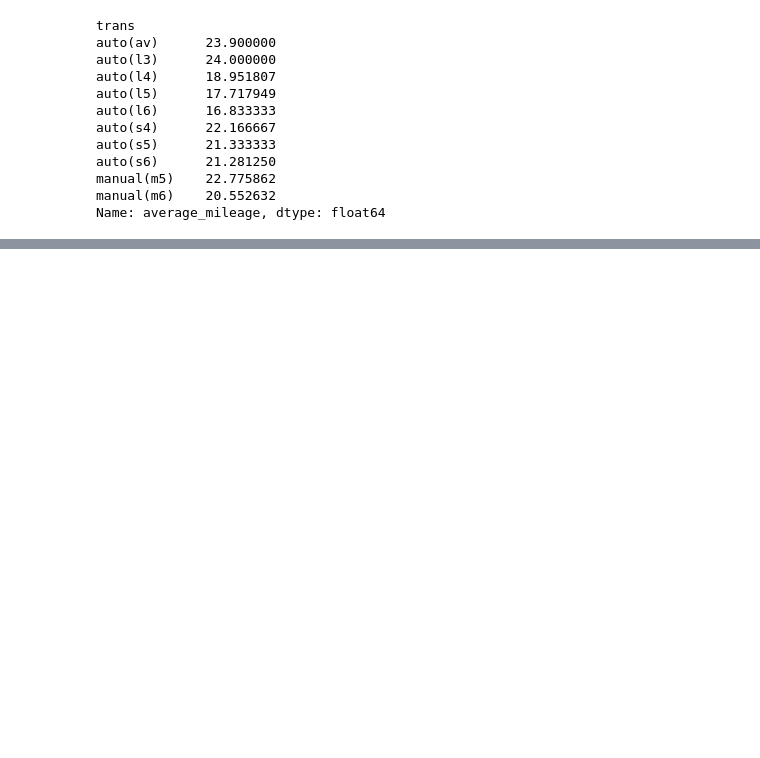
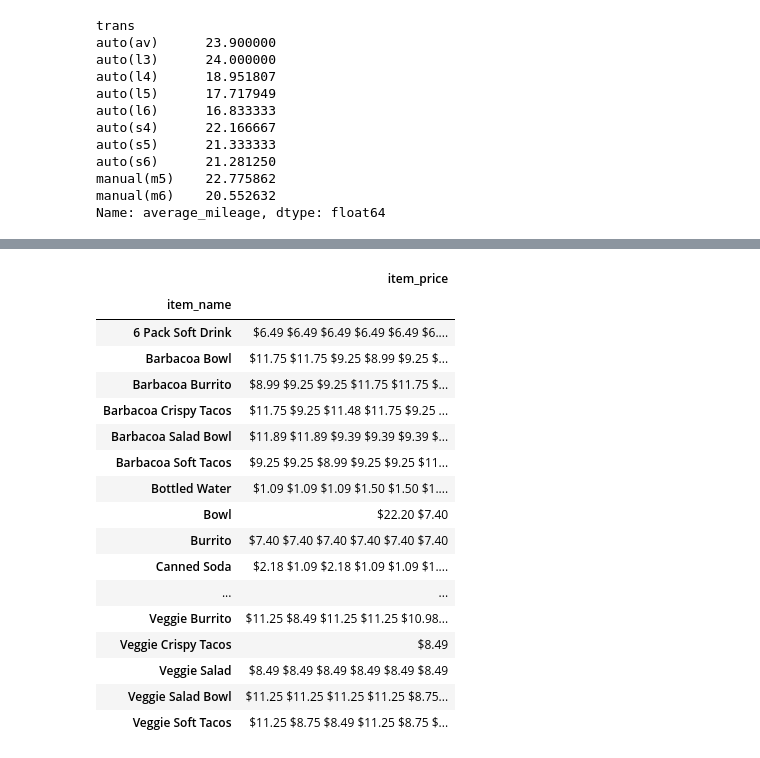
Before and after one commit to jamesallen0351/numpy-pandas-visualization-exercises, a Jupyter notebook: advanced_dataframes.ipynb, the cells around one changed output, grey strips where cells are left out. Cells and saved outputs as stored; diff of their text form; code cells hidden in the pictures; blank space fills up the shorter version.

```diff
--- a/advanced_dataframes.ipynb
+++ b/advanced_dataframes.ipynb
@@ -552,0 +637,22 @@ Name: average_mileage, dtype: float64
+# %%
+#4 Which item has produced the most revenue?
+pd.read_sql('SELECT item_name, item_price FROM orders', url).groupby('item_name').sum()
+# %% [output]
+|  | item_price |
+| item_name |  |
+| 6 Pack Soft Drink | $6.49 $6.49 $6.49 $6.49 $6.49 $6.... |
+| Barbacoa Bowl | $11.75 $11.75 $9.25 $8.99 $9.25 $... |
+| Barbacoa Burrito | $8.99 $9.25 $9.25 $11.75 $11.75 $... |
+| Barbacoa Crispy Tacos | $11.75 $9.25 $11.48 $11.75 $9.25 ... |
+| Barbacoa Salad Bowl | $11.89 $11.89 $9.39 $9.39 $9.39 $... |
+| Barbacoa Soft Tacos | $9.25 $9.25 $8.99 $9.25 $9.25 $11... |
+| Bottled Water | $1.09 $1.09 $1.09 $1.50 $1.50 $1.... |
+| Bowl | $22.20 $7.40 |
+| Burrito | $7.40 $7.40 $7.40 $7.40 $7.40 $7.40 |
+| Canned Soda | $2.18 $1.09 $2.18 $1.09 $1.09 $1.... |
+| ... | ... |
+| Veggie Burrito | $11.25 $8.49 $11.25 $11.25 $10.98... |
+| Veggie Crispy Tacos | $8.49 |
+| Veggie Salad | $8.49 $8.49 $8.49 $8.49 $8.49 $8.49 |
+| Veggie Salad Bowl | $11.25 $11.25 $11.25 $11.25 $8.75... |
+| Veggie Soft Tacos | $11.25 $8.75 $8.49 $11.25 $8.75 $... |
```
Also changed, not shown: parts of 16 cells of this notebook.
